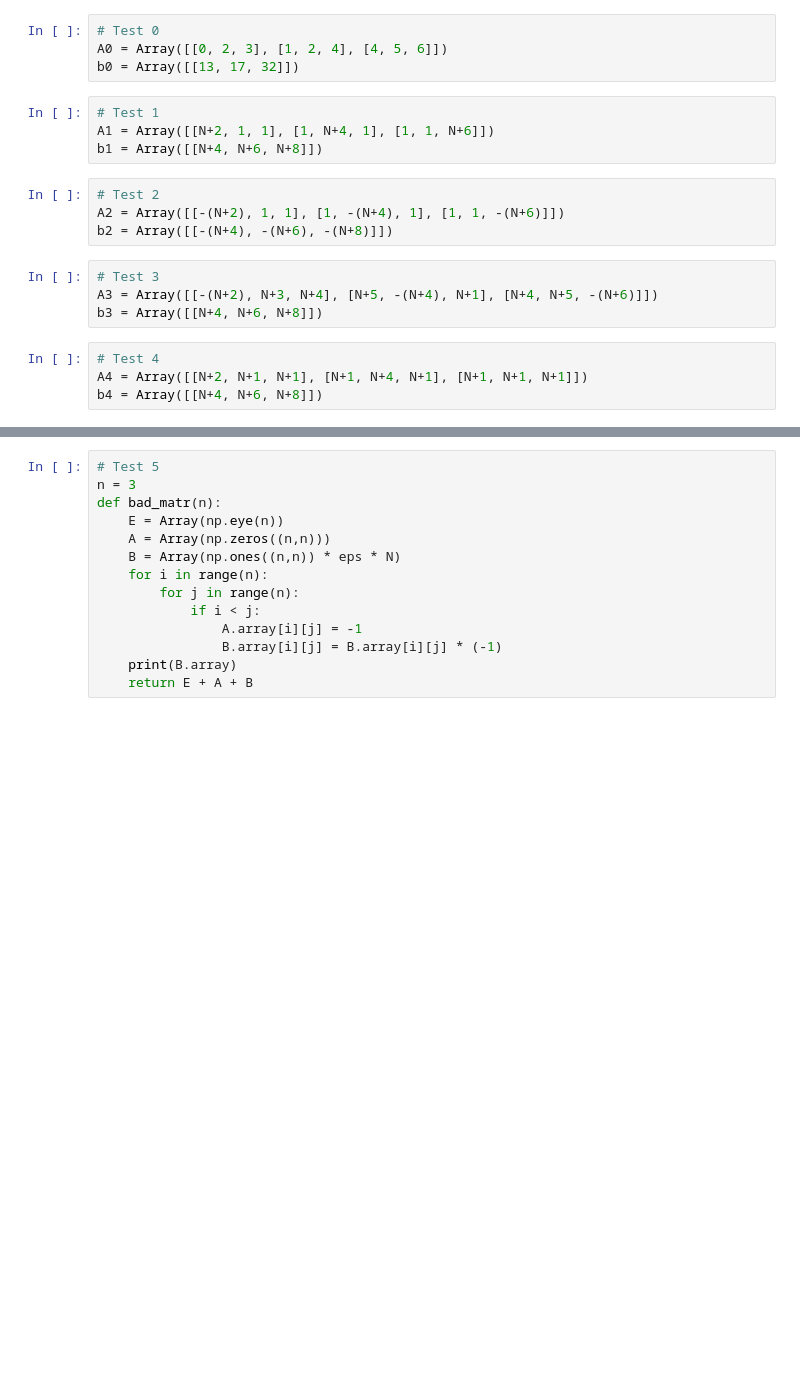
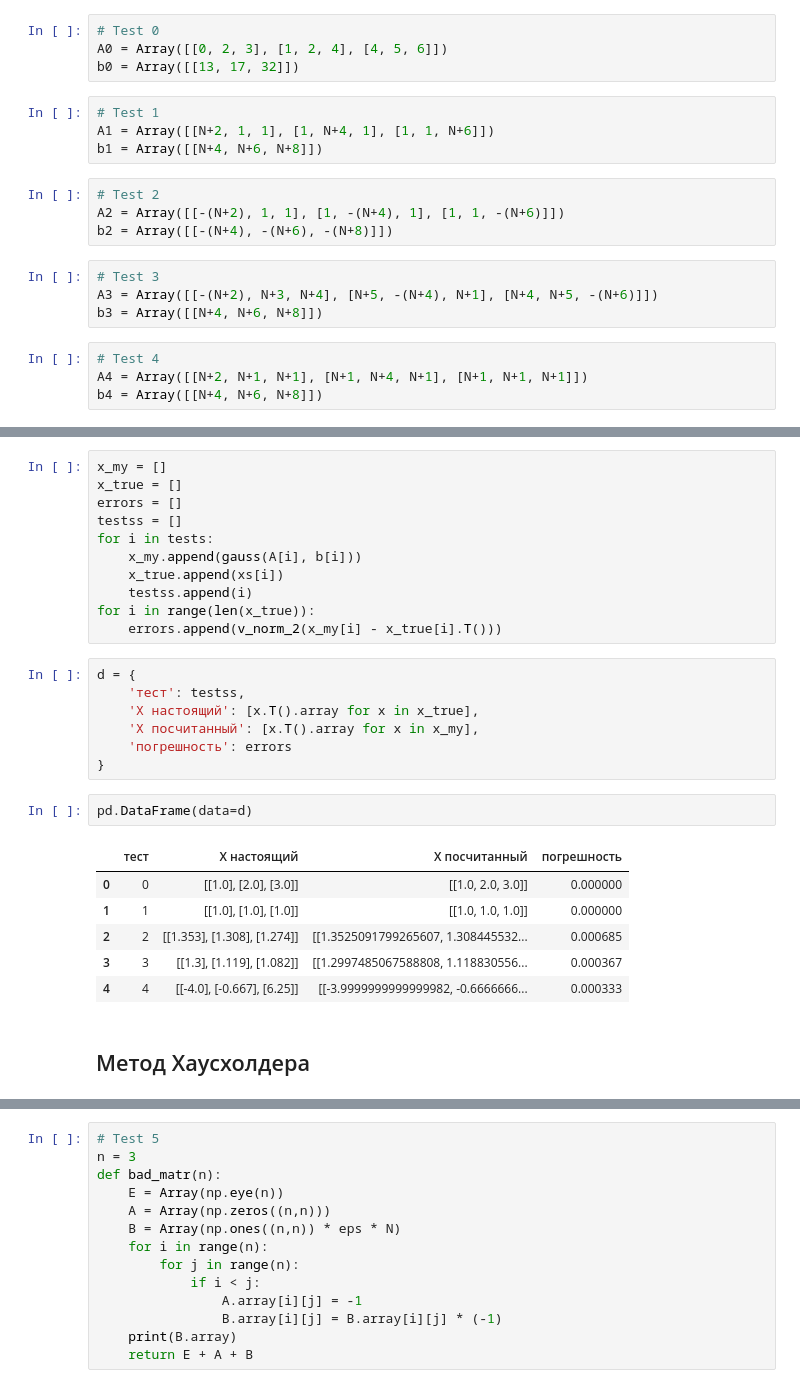
Before and after one commit to MariaMosina/NumericalMethods_course, a Jupyter notebook: Task2.ipynb, the cells around one changed output, grey strips where cells are left out. Drawn from its saved outputs; the diff is of its cells as text; blank space fills up the shorter version.

```diff
--- a/Task2.ipynb
+++ b/Task2.ipynb
@@ -118,0 +389,29 @@ b4 = Array([[N+4, N+6, N+8]])
+# %%
+x_my = []
+x_true = []
+errors = []
+testss = []
+for i in tests:
+    x_my.append(gauss(A[i], b[i]))
+    x_true.append(xs[i])
+    testss.append(i)
+for i in range(len(x_true)):
+    errors.append(v_norm_2(x_my[i] - x_true[i].T()))
+# %%
+d = {
+    'тест': testss,
+    'Х настоящий': [x.T().array for x in x_true],
+    'Х посчитанный': [x.T().array for x in x_my],
+    'погрешность': errors
+}
+# %%
+pd.DataFrame(data=d)
+# %% [output]
+|  | тест | Х настоящий | Х посчитанный | погрешность |
+| 0 | 0 | [[1.0], [2.0], [3.0]] | [[1.0, 2.0, 3.0]] | 0.000000 |
+| 1 | 1 | [[1.0], [1.0], [1.0]] | [[1.0, 1.0, 1.0]] | 0.000000 |
+| 2 | 2 | [[1.353], [1.308], [1.274]] | [[1.3525091799265607, 1.308445532... | 0.000685 |
+| 3 | 3 | [[1.3], [1.119], [1.082]] | [[1.2997485067588808, 1.118830556... | 0.000367 |
+| 4 | 4 | [[-4.0], [-0.667], [6.25]] | [[-3.9999999999999982, -0.6666666... | 0.000333 |
+# %% [markdown]
+## Метод Хаусхолдера
```
Also changed, not shown: parts of 45 cells of this notebook.
